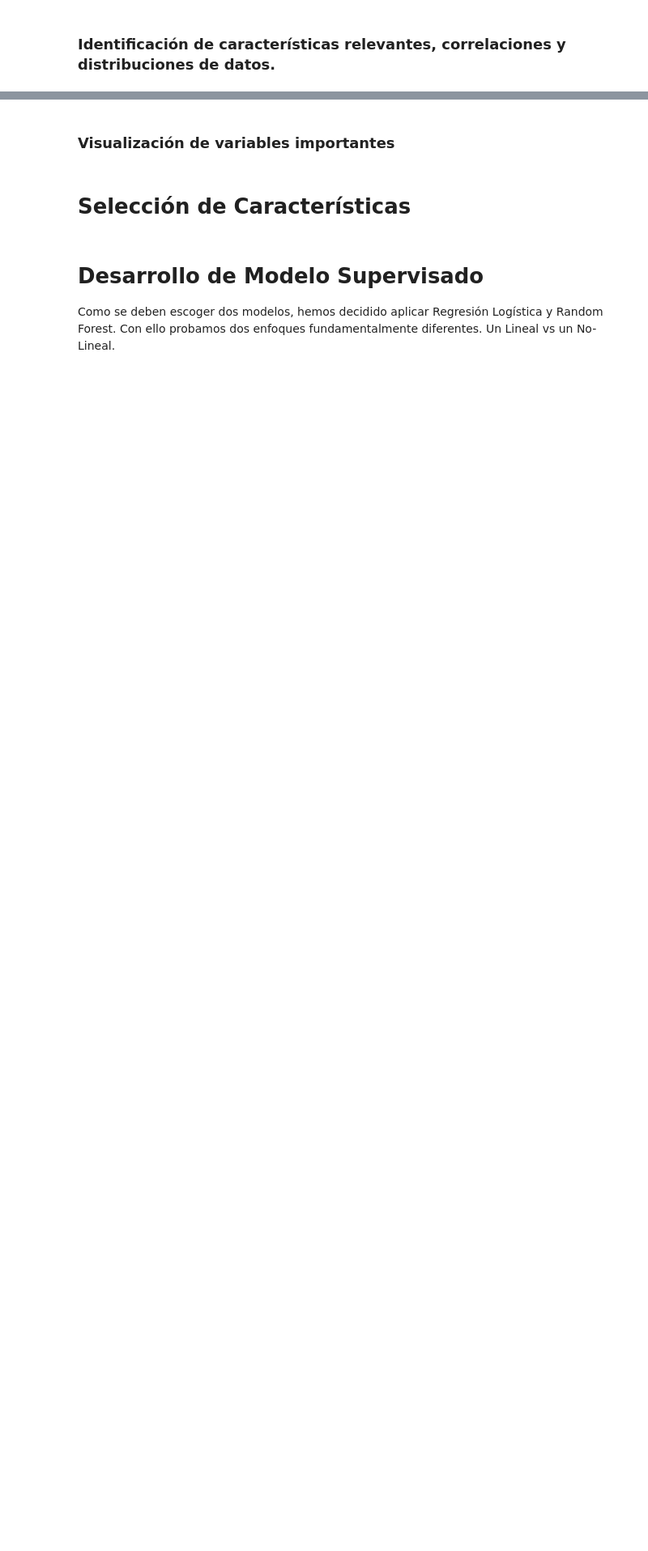
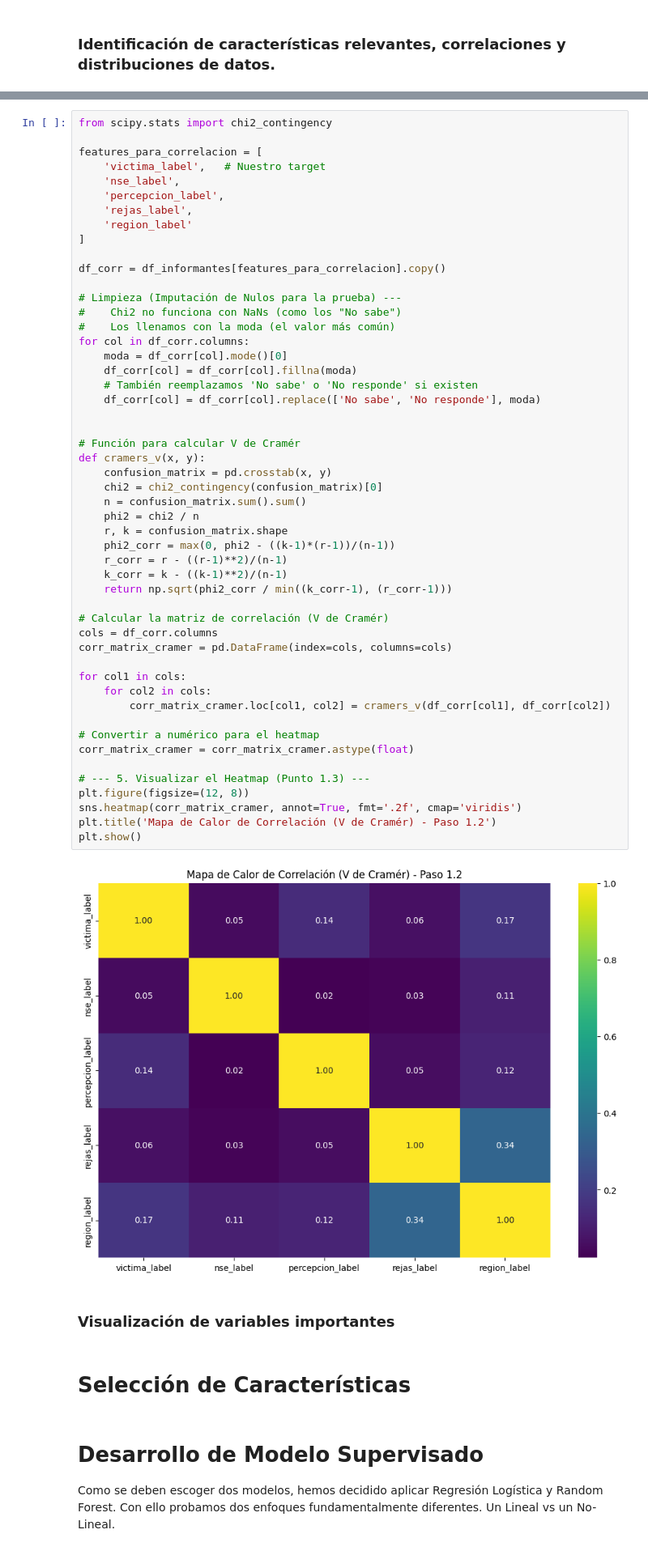
Before and after one commit to zMRGABOz/tarea_2_ia, a Jupyter notebook: src/main.ipynb, the cells around one changed output, grey strips where cells are left out. Shown: that part at 81% size. Drawn from its saved outputs; the diff is of its cells as text; blank space fills up the shorter version.

```diff
--- a/src/main.ipynb
+++ b/src/main.ipynb
@@ -410,3 +441,56 @@ for p in ax_d.patches:
+# %%
+from scipy.stats import chi2_contingency
+
+features_para_correlacion = [
+    'victima_label',   # Nuestro target
+    'nse_label',
+    'percepcion_label',
+    'rejas_label',
+    'region_label'
+]
+
+df_corr = df_informantes[features_para_correlacion].copy()
+
+# Limpieza (Imputación de Nulos para la prueba) ---
+#    Chi2 no funciona con NaNs (como los "No sabe")
+#    Los llenamos con la moda (el valor más común)
+for col in df_corr.columns:
+    moda = df_corr[col].mode()[0]
+    df_corr[col] = df_corr[col].fillna(moda)
+    # También reemplazamos 'No sabe' o 'No responde' si existen
+    df_corr[col] = df_corr[col].replace(['No sabe', 'No responde'], moda)
+
+
+# Función para calcular V de Cramér
+def cramers_v(x, y):
+    confusion_matrix = pd.crosstab(x, y)
+    chi2 = chi2_contingency(confusion_matrix)[0]
+    n = confusion_matrix.sum().sum()
+    phi2 = chi2 / n
+    r, k = confusion_matrix.shape
+    phi2_corr = max(0, phi2 - ((k-1)*(r-1))/(n-1))
+    r_corr = r - ((r-1)**2)/(n-1)
+    k_corr = k - ((k-1)**2)/(n-1)
+    return np.sqrt(phi2_corr / min((k_corr-1), (r_corr-1)))
+
+# Calcular la matriz de correlación (V de Cramér)
+cols = df_corr.columns
+corr_matrix_cramer = pd.DataFrame(index=cols, columns=cols)
+
+for col1 in cols:
+    for col2 in cols:
+        corr_matrix_cramer.loc[col1, col2] = cramers_v(df_corr[col1], df_corr[col2])
+
+# Convertir a numérico para el heatmap
+corr_matrix_cramer = corr_matrix_cramer.astype(float)
+
+# --- 5. Visualizar el Heatmap (Punto 1.3) ---
+plt.figure(figsize=(12, 8))
+sns.heatmap(corr_matrix_cramer, annot=True, fmt='.2f', cmap='viridis')
+plt.title('Mapa de Calor de Correlación (V de Cramér) - Paso 1.2')
+plt.show()
+# %% [output]
+[figure, added]
 # %% [markdown]
 ### Visualización de variables importantes
 # %% [markdown]
```
Also changed, not shown: parts of 4 cells of this notebook.
